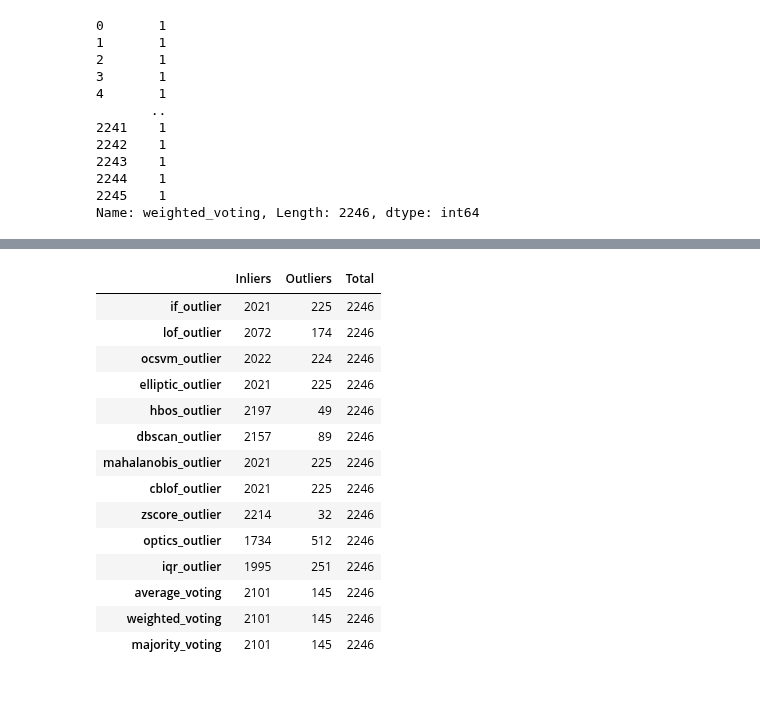
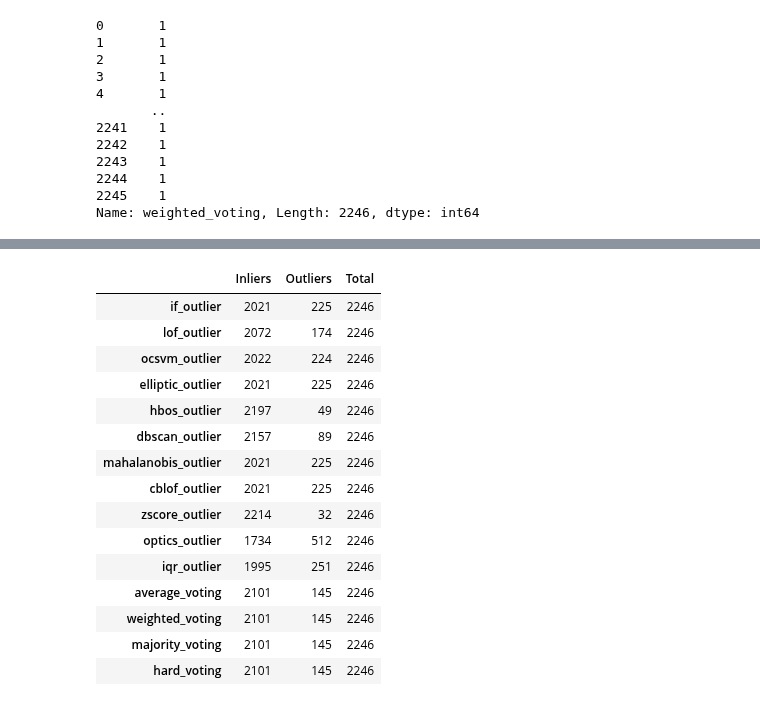
Before and after one commit to roniwahyu/outlier-detection2024, a Jupyter notebook: 01.Dataset-Rofiqul/Ujicoba3-29052024/09_05_2_N2O_Agriculture_OutliersDetection_VotingBased_2.ipynb, the cells around one changed output, grey strips where cells are left out. Cells and saved outputs as stored; diff of their text form; code cells hidden in the pictures.

```diff
--- a/01.Dataset-Rofiqul/Ujicoba3-29052024/09_05_2_N2O_Agriculture_OutliersDetection_VotingBased_2.ipynb
+++ b/01.Dataset-Rofiqul/Ujicoba3-29052024/09_05_2_N2O_Agriculture_OutliersDetection_VotingBased_2.ipynb
@@ -90,6 +79,11 @@ class OutlierModelWrapper(BaseEstimator, ClassifierMixin):
 # Creating a synthetic ground truth based on majority voting of outliers
 models=['if_outlier', 'lof_outlier','cblof_outlier', 'ocsvm_outlier', 'elliptic_outlier', 'hbos_outlier', 'dbscan_outlier', 'mahalanobis_outlier','zscore_outlier','optics_outlier','iqr_outlier']
 data['majority_voting'] = data.apply(lambda row: 1 if row[models].mode()[0] == 1 else -1, axis=1)
+# Generate hard voting label
+data['hard_voting'] = data[models].sum(axis=1).apply(lambda x: -1 if x < 0 else 1)
+
+# import numpy as np
+
 
 # Append the outlier results to the original data
 # data = pd.concat([data, data[['IF_outlier', 'LOF_Outlier', 'OCSVM_Outlier', 'Elliptic_Outlier', 'HBOS_Outlier', 'DBSCAN_Outlier', 'mahalanobis_Outlier', 'Majority_Voting']]], axis=1)
@@ -249,35 +239,37 @@ memory usage: 614.3+ KB
 # %%
 # Generate statistics for each detection method and voting-based result
-methods = ['if_outlier', 'lof_outlier', 'ocsvm_outlier', 'elliptic_outlier', 'hbos_outlier', 'dbscan_outlier', 'mahalanobis_outlier','cblof_outlier','zscore_outlier','optics_outlier','iqr_outlier', 'average_voting', 'weighted_voting', 'majority_voting']
+methods = ['if_outlier', 'lof_outlier', 'ocsvm_outlier', 'elliptic_outlier', 'hbos_outlier', 'dbscan_outlier', 'mahalanobis_outlier','cblof_outlier','zscore_outlier','optics_outlier','iqr_outlier', 'average_voting', 'weighted_voting', 'majority_voting','hard_voting']
 
 statistics = {}
 
 for method in methods:
     counts = data[method].value_counts()
     stats = {
+        # 'Method':method,
         'Inliers': counts.get(1, 0),
         'Outliers': counts.get(-1, 0),
         'Total': counts.sum()
     }
     statistics[method] = stats
 
 # Convert the statistics to a DataFrame for better visualization
 statistics_df = pd.DataFrame(statistics).T
-statistics_df.to_csv('dataset/09_05_4_0_AgricultureOutliersVotingBasedStatsSummary.csv', index=False)
+statistics_df.to_csv('dataset/09_05_4_0_AgricultureOutliersVotingBasedStatsSummary.csv', index=True)
 statistics_df
 # %% [output]
 |  | Inliers | Outliers | Total |
 | if_outlier | 2021 | 225 | 2246 |
 | lof_outlier | 2072 | 174 | 2246 |
 | ocsvm_outlier | 2022 | 224 | 2246 |
 | elliptic_outlier | 2021 | 225 | 2246 |
 | hbos_outlier | 2197 | 49 | 2246 |
 | dbscan_outlier | 2157 | 89 | 2246 |
 | mahalanobis_outlier | 2021 | 225 | 2246 |
 | cblof_outlier | 2021 | 225 | 2246 |
 | zscore_outlier | 2214 | 32 | 2246 |
 | optics_outlier | 1734 | 512 | 2246 |
 | iqr_outlier | 1995 | 251 | 2246 |
 | average_voting | 2101 | 145 | 2246 |
 | weighted_voting | 2101 | 145 | 2246 |
 | majority_voting | 2101 | 145 | 2246 |
+| hard_voting | 2101 | 145 | 2246 |
```
Also changed, not shown: parts of 6 cells of this notebook, 5 other files.
